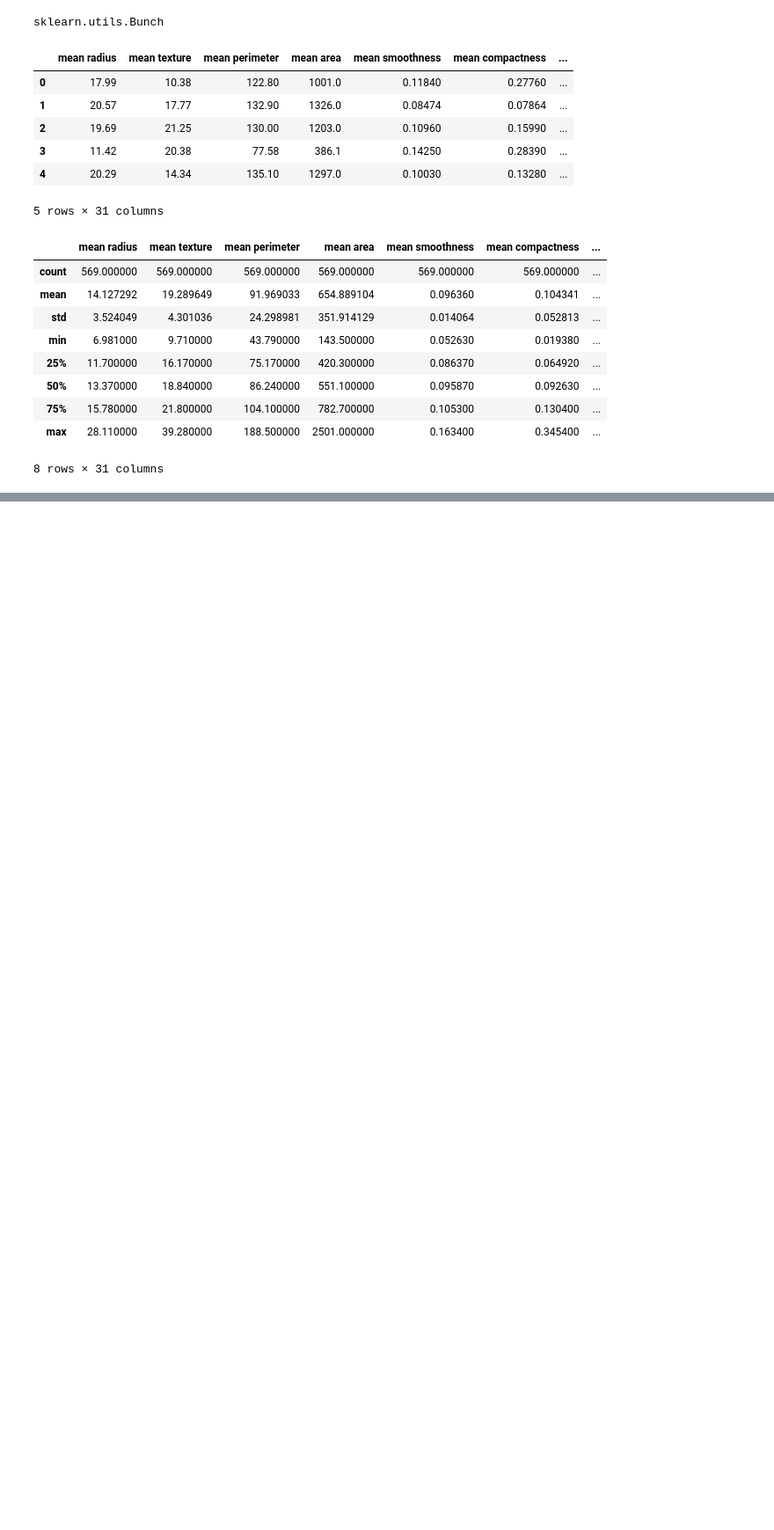
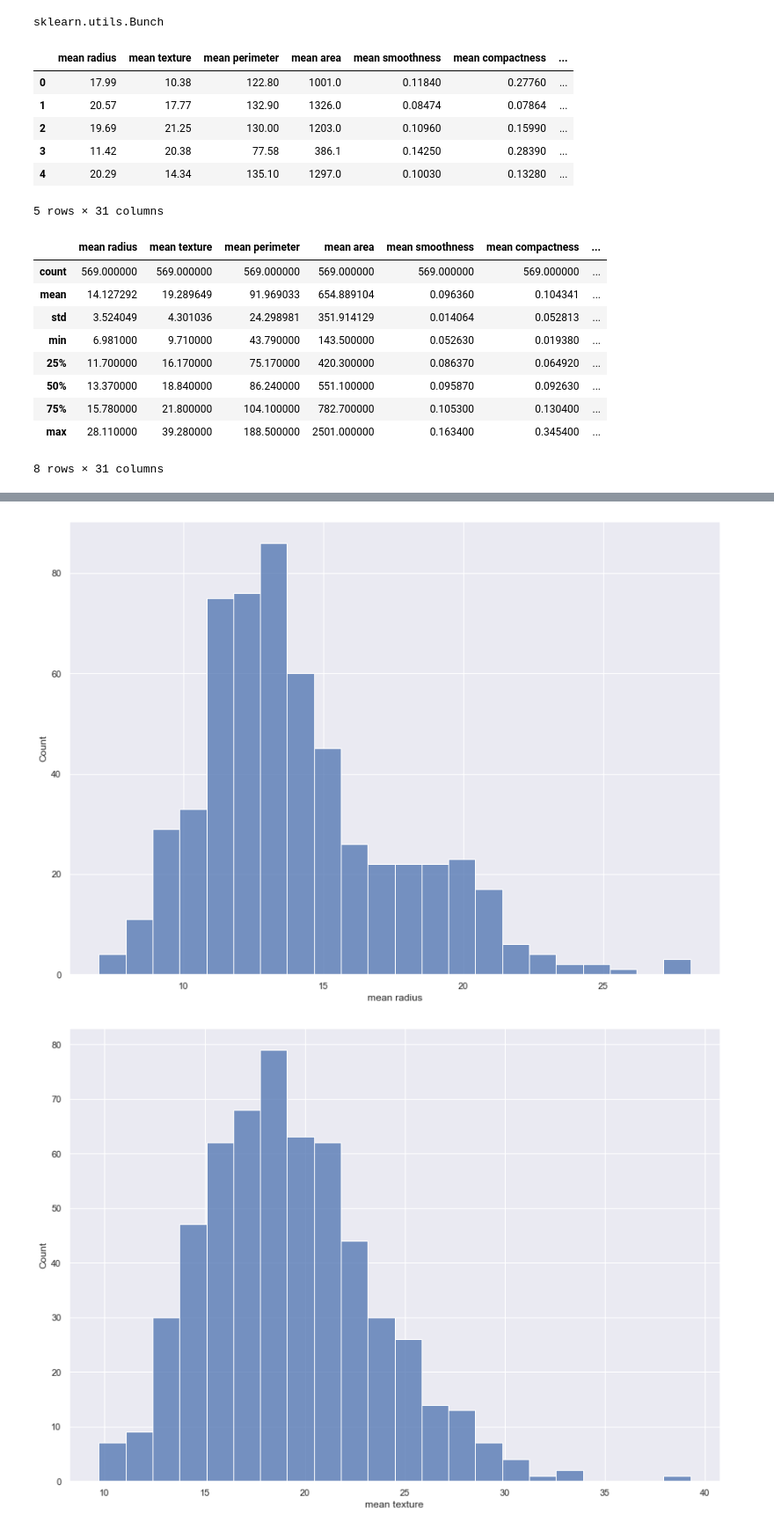
Before and after one commit to dreapadoir/PfDA_Project2, a Jupyter notebook: Project 2.ipynb, the cells around one changed output, grey strips where cells are left out. Shown at 88% size. Drawn from its saved outputs; the diff is of its cells as text; code cells hidden in the pictures; blank space fills up the shorter version.

```diff
--- a/Project 2.ipynb
+++ b/Project 2.ipynb
@@ -86,0 +110,7 @@ df.describe()
+# %%
+for i in range(0,10):
+    plt.figure()
+    sns.histplot(df.iloc[:,i])
+# %% [output]
+[figure, added]
+[figure, added]
```
Also changed, not shown: parts of 10 cells of this notebook, 1 other file.
